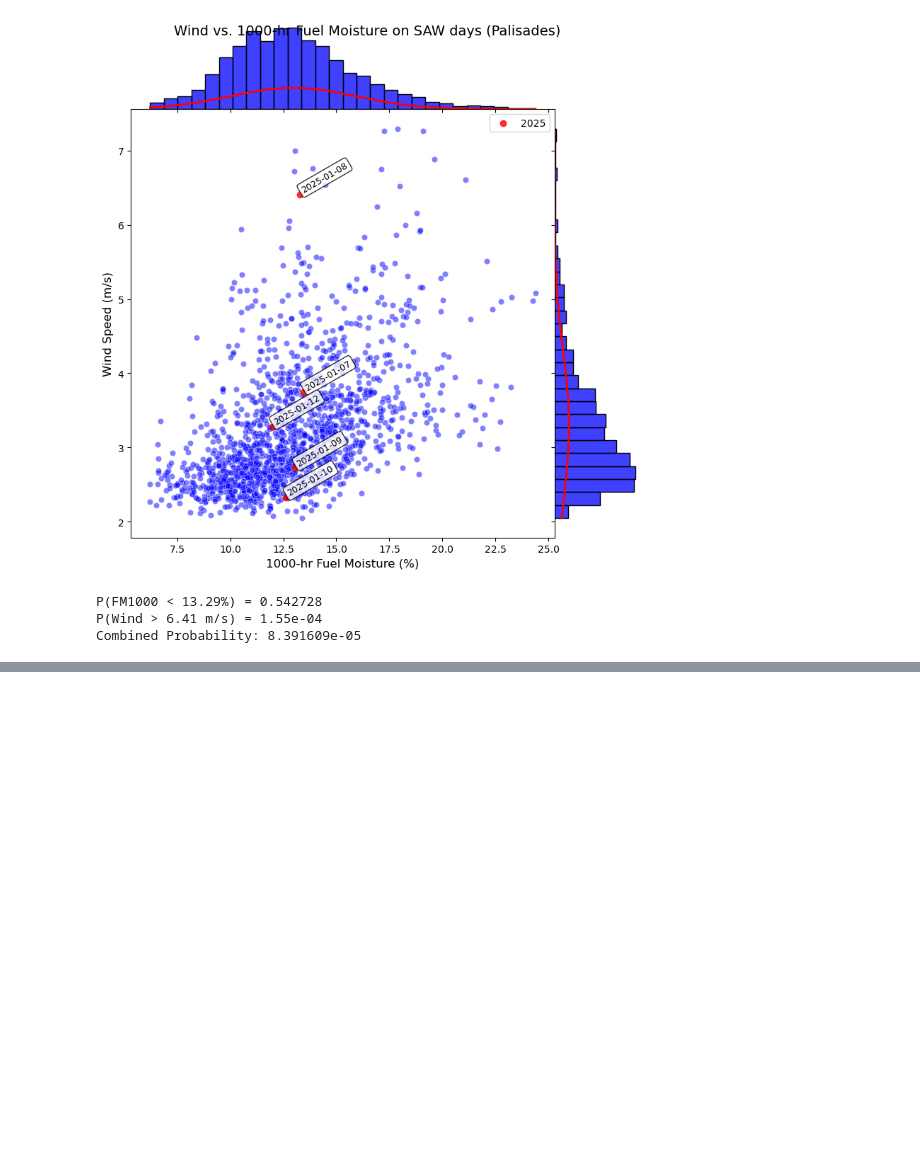
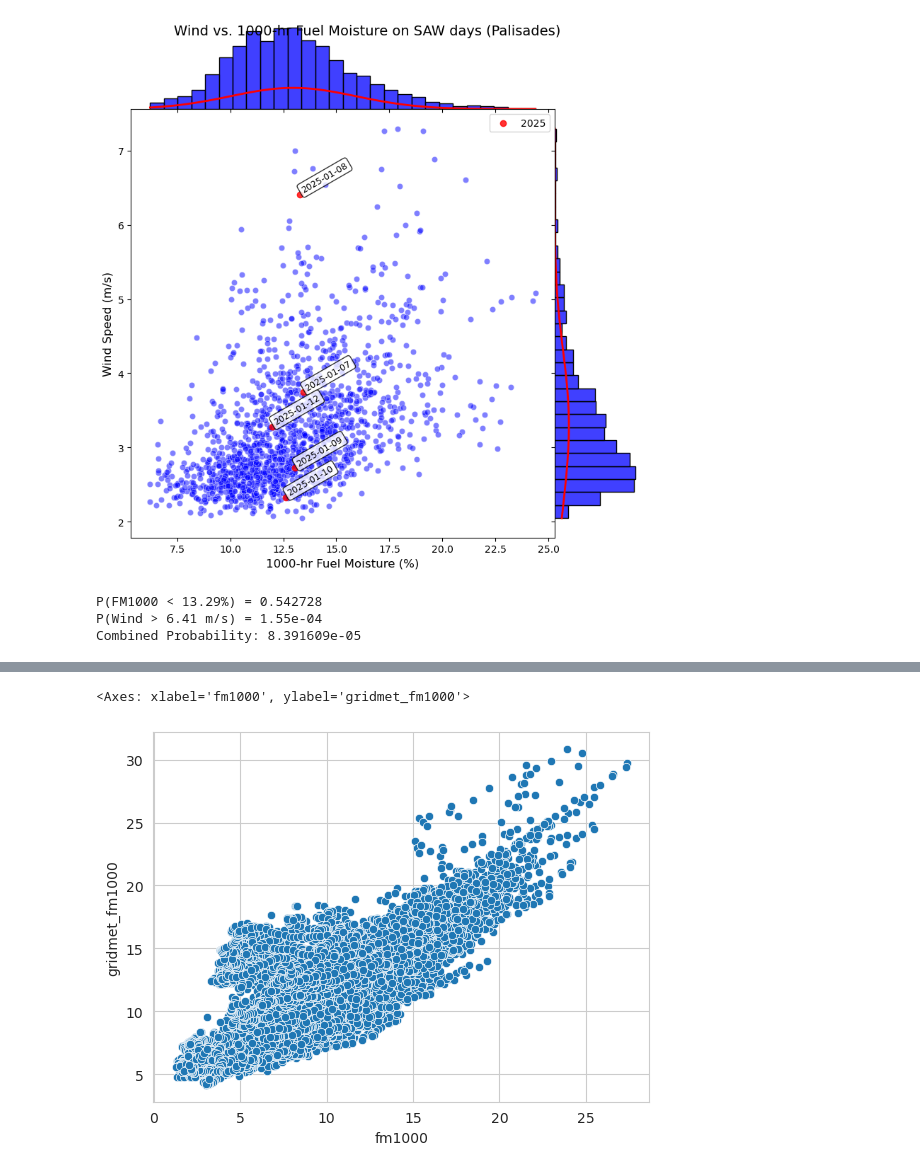
Before and after one commit to mitchhung/era5-santa-ana, a Jupyter notebook: notebooks/saw.ipynb, the cells around one changed output, grey strips where cells are left out. Saved outputs shown, nothing was run; the diff lists cells and outputs as text; code cells hidden in the pictures; blank space fills up the shorter version.

```diff
--- a/notebooks/saw.ipynb
+++ b/notebooks/saw.ipynb
@@ -1042,0 +1433,9 @@ Combined Probability: 8.391609e-05
+# %%
+sns.scatterplot(
+    analysis_df,
+    x="fm1000",
+    y="gridmet_fm1000",
+)
+# %% [output]
+<Axes: xlabel='fm1000', ylabel='gridmet_fm1000'>
+[figure, added]
```
Also changed, not shown: parts of 18 cells of this notebook, 1 other file.
